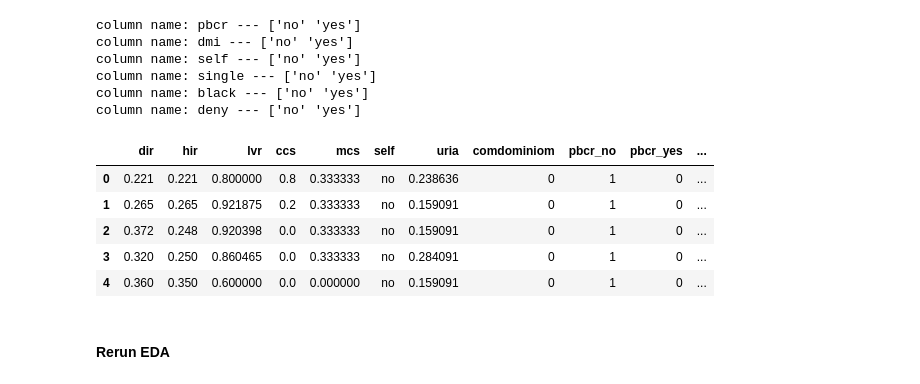
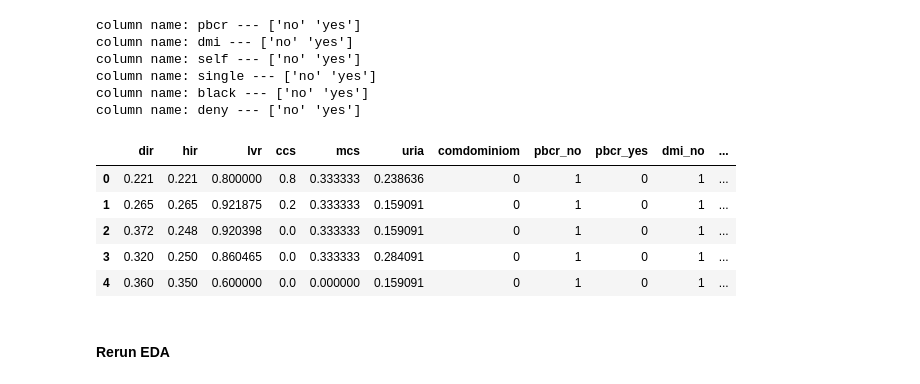
Before and after one commit to zcolley/cs381-MatthewFried, a Jupyter notebook: quiz/quiz4.ipynb, the cells around one changed output. Drawn from its saved outputs; the diff is of its cells as text; code cells hidden in the pictures.

```diff
--- a/quiz/quiz4.ipynb
+++ b/quiz/quiz4.ipynb
@@ -273,31 +273,31 @@ df['uria'] = scaled_uria
 # %%
 # hot encoding turn categorical data into numeric data
 '''
 pbcr
 dmi
 single
 black
 deny
 '''
 from sklearn.preprocessing import OneHotEncoder
 from sklearn.compose import ColumnTransformer
 
 
 new_df = df
-categorical_col = ['pbcr','dmi','single','black','deny']
+categorical_col = ['pbcr','dmi','single','black','deny','self']
 
 for col in categorical_col:
     col_ohe = pd.get_dummies(df[col],prefix=col)
     new_df = pd.concat((new_df,col_ohe),axis = 1).drop(col,axis = 1)
 
 new_df.head()
 # %% [output]
-|  | dir | hir | lvr | ccs | mcs | self | uria | comdominiom | pbcr_no | pbcr_yes | ... |
-| 0 | 0.221 | 0.221 | 0.800000 | 0.8 | 0.333333 | no | 0.238636 | 0 | 1 | 0 | ... |
-| 1 | 0.265 | 0.265 | 0.921875 | 0.2 | 0.333333 | no | 0.159091 | 0 | 1 | 0 | ... |
-| 2 | 0.372 | 0.248 | 0.920398 | 0.0 | 0.333333 | no | 0.159091 | 0 | 1 | 0 | ... |
-| 3 | 0.320 | 0.250 | 0.860465 | 0.0 | 0.333333 | no | 0.284091 | 0 | 1 | 0 | ... |
-| 4 | 0.360 | 0.350 | 0.600000 | 0.0 | 0.000000 | no | 0.159091 | 0 | 1 | 0 | ... |
+|  | dir | hir | lvr | ccs | mcs | uria | comdominiom | pbcr_no | pbcr_yes | dmi_no | ... |
+| 0 | 0.221 | 0.221 | 0.800000 | 0.8 | 0.333333 | 0.238636 | 0 | 1 | 0 | 1 | ... |
+| 1 | 0.265 | 0.265 | 0.921875 | 0.2 | 0.333333 | 0.159091 | 0 | 1 | 0 | 1 | ... |
+| 2 | 0.372 | 0.248 | 0.920398 | 0.0 | 0.333333 | 0.159091 | 0 | 1 | 0 | 1 | ... |
+| 3 | 0.320 | 0.250 | 0.860465 | 0.0 | 0.333333 | 0.284091 | 0 | 1 | 0 | 1 | ... |
+| 4 | 0.360 | 0.350 | 0.600000 | 0.0 | 0.000000 | 0.159091 | 0 | 1 | 0 | 1 | ... |
 # %% [markdown]
 #### Rerun EDA
 # %%
```
Also changed, not shown: parts of 11 cells of this notebook.
